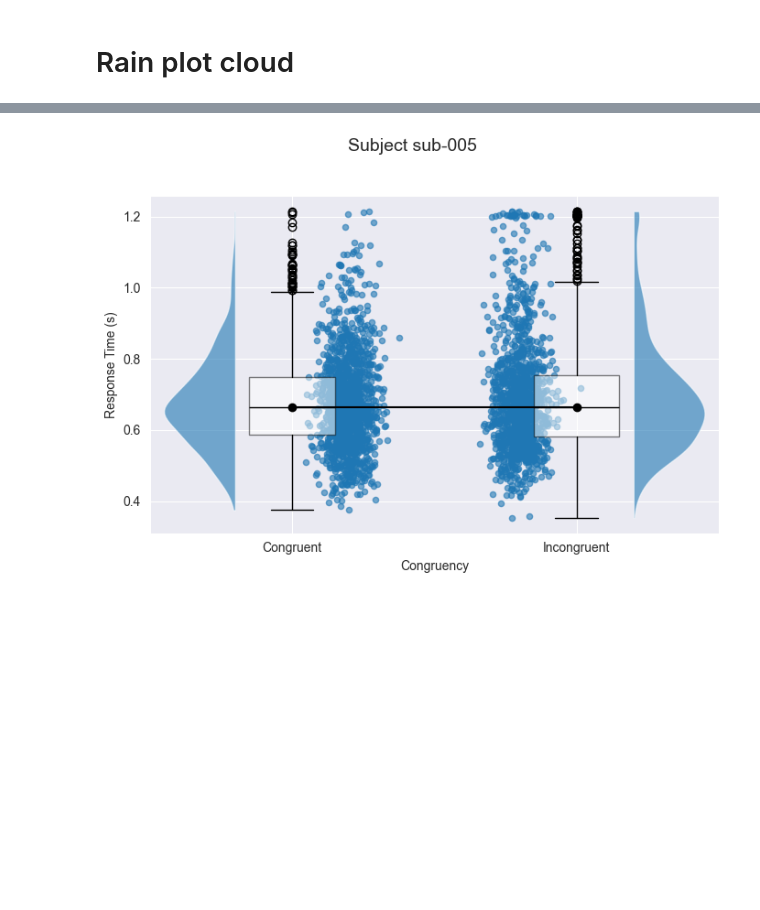
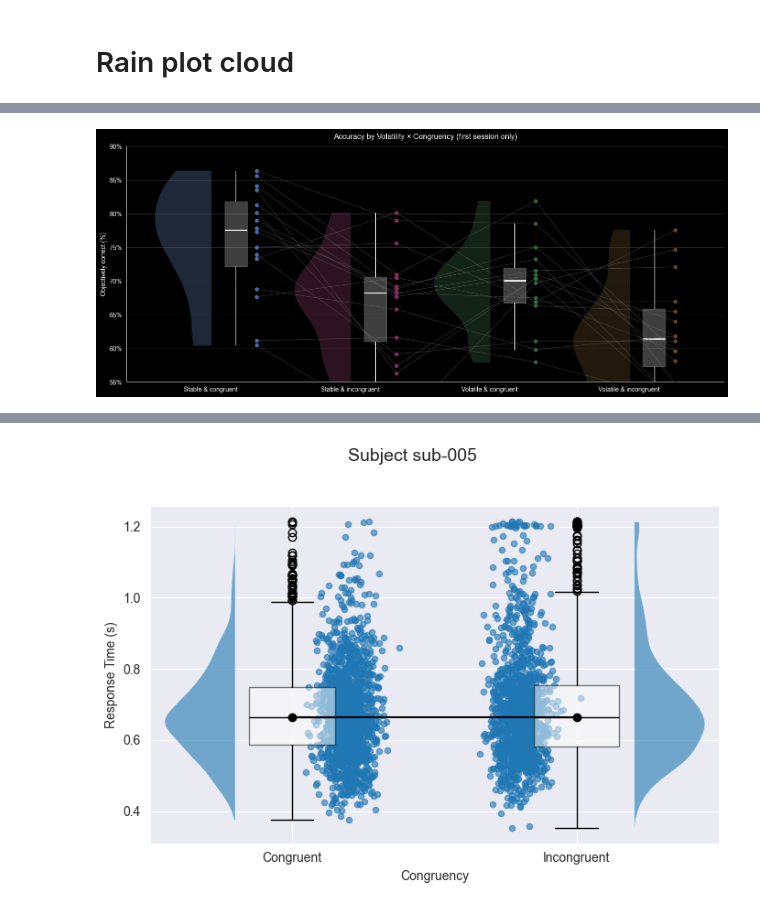
Before and after one commit to carla-coca/my-random-progress-thesis, a Jupyter notebook: Analyses_categorization+modelling.ipynb, the cells around one changed output, grey strips where cells are left out. Saved outputs shown, nothing was run; the diff lists cells and outputs as text; code cells hidden in the pictures; blank space fills up the shorter version.

```diff
--- a/Analyses_categorization+modelling.ipynb
+++ b/Analyses_categorization+modelling.ipynb
@@ -503,2 +750,95 @@ combined_df.head()
 # %% [markdown]
 # Rain plot cloud
+# %%
+# --- Pretty, non-overlapping half-violin + box + dots ---
+
+import numpy as np
+import seaborn as sns
+import matplotlib.pyplot as plt
+
+# Single x label with 4 conditions
+perf['Condition'] = perf['volatility'].str.capitalize() + " & " + perf['congruency'].str.lower()
+order = ["Stable & congruent", "Stable & incongruent",
+         "Volatile & congruent", "Volatile & incongruent"]
+
+palette = {
+    "Stable & congruent": "#4C72B0",
+    "Stable & incongruent": "#8E2C64",
+    "Volatile & congruent": "#2F6F3E",
+    "Volatile & incongruent": "#6E4A1E"
+}
+
+# x positions and offsets (tweak if you want even more spacing)
+x = np.arange(len(order))      # 0,1,2,3 (tick centers)
+box_offset = 0.18              # box at tick + 0.18
+dot_offset = 0.33              # dots at tick + 0.33
+box_width  = 0.16              # thin box so it doesn't touch violin
+
+DRAW_LINES = True  # set False if you don't want within-subject lines
+
+plt.style.use("dark_background")
+fig, ax = plt.subplots(figsize=(14,6))
+
+# 1) VIOLINS (keep only the LEFT half, centered on tick)
+sns.violinplot(
+    data=perf, x="Condition", y="accuracy",
+    order=order, palette=palette,
+    cut=0, inner=None, bw_adjust=0.8, ax=ax
+)
+# clip to left half and soften
+for i, pc in enumerate(ax.collections[:len(order)]):
+    verts = pc.get_paths()[0].vertices
+    meanx = np.mean(verts[:,0])      # the tick center
+    verts[:,0] = np.minimum(verts[:,0], meanx)
+    pc.set_alpha(0.35)
+
+# Cache values per condition
+cond_to_y = {c: perf.loc[perf['Condition']==c, 'accuracy'].values for c in order}
+
+# 2) BOXPLOTS (shifted right by box_offset)
+for i, cond in enumerate(order):
+    ys = cond_to_y[cond]
+    bp = ax.boxplot(
+        [ys], positions=[x[i] + box_offset], widths=box_width,
+        showcaps=False, showfliers=False, patch_artist=True
+    )
+    for box in bp['boxes']:
+        box.set_facecolor('white'); box.set_alpha(0.25); box.set_edgecolor('white')
+    for med in bp['medians']:
+        med.set_color('white'); med.set_linewidth(2)
+    for whisk in bp['whiskers']:
+        whisk.set_color('white'); whisk.set_linewidth(1)
+
+# 3) SUBJECT DOTS (further right than the box, so no overlap)
+for i, cond in enumerate(order):
+    ys = cond_to_y[cond]
+    ax.scatter(
+        np.full_like(ys, x[i] + dot_offset, dtype=float), ys,
+        s=28, color=palette[cond], alpha=0.95, zorder=4
+    )
+
+# 4) OPTIONAL: within-subject lines through the dot positions
+if DRAW_LINES:
+    wide = perf.pivot(index='subject', columns='Condition', values='accuracy')
+    keep = wide.columns.intersection(order)
+    W = wide[order] if len(keep)==len(order) else wide[keep]
+    for _, row in W.iterrows():
+        vals = row.values
+        if np.isnan(vals).any():
+            continue
+        ax.plot(x + dot_offset, vals, color='gray', alpha=0.35, linewidth=1, zorder=3)
+
+# Formatting
+ax.set_xticks(x)
+ax.set_xticklabels(order)
+ax.set_ylabel("Objectively correct (%)")
+ax.set_xlabel("")
+ax.set_ylim(0.55, 0.90)
+ax.yaxis.set_major_formatter(plt.FuncFormatter(lambda y, _: f"{y:.0%}"))
+ax.set_title("Accuracy by Volatility × Congruency (first session only)", pad=12)
+ax.spines[['top','right']].set_visible(False)
+ax.grid(axis='y', alpha=0.15)
+
+plt.tight_layout()
+plt.show()
+# %% [output]
@@ -505 +848,2 @@ combined_df.head()
+[figure, added]
 # %%
```
Also changed, not shown: parts of 19 cells of this notebook, 1 other file.
